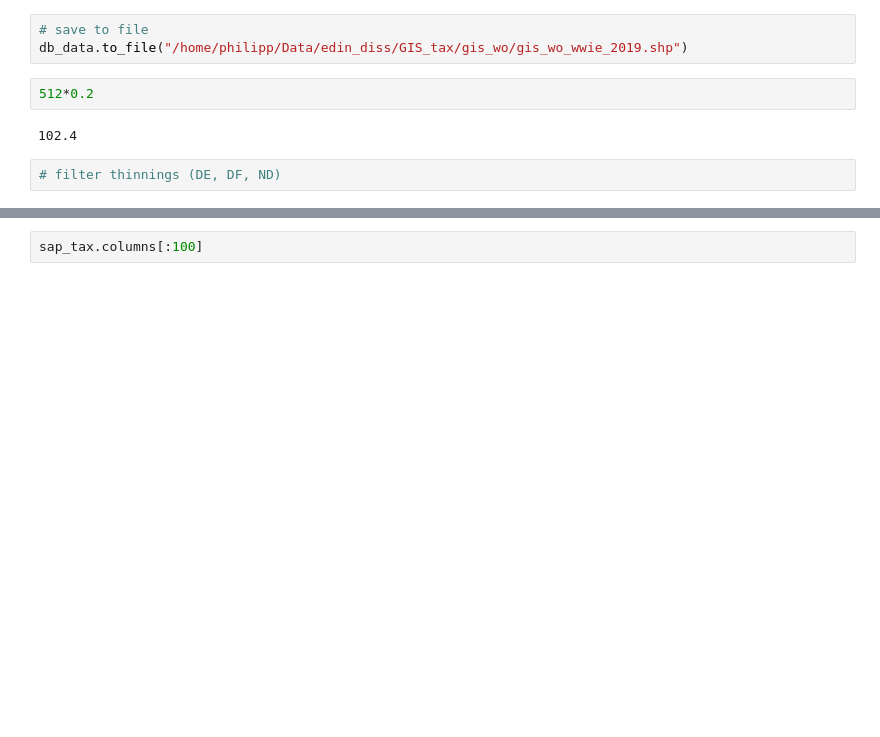
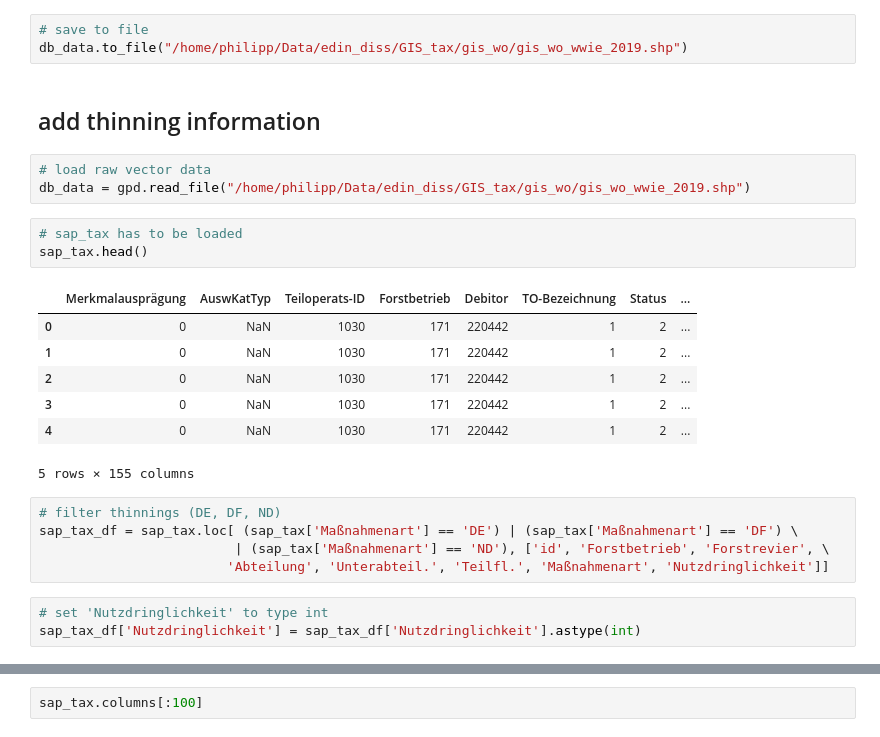
Before and after one commit to satlawa/edin_diss_geo, a Jupyter notebook: new/create_GIS_tax.ipynb, the cells around one changed output, grey strips where cells are left out. Drawn from its saved outputs; the diff is of its cells as text; blank space fills up the shorter version.

```diff
--- a/new/create_GIS_tax.ipynb
+++ b/new/create_GIS_tax.ipynb
@@ -216,9 +214,27 @@ db_data = db_data[(db_data['Bwirt']=='W') & (db_data['Esit']=='I')]
 # %%
 # save to file
 db_data.to_file("/home/philipp/Data/edin_diss/GIS_tax/gis_wo/gis_wo_wwie_2019.shp")
-# %%
-512*0.2
-# %% [output]
-102.4
-# %%
-# filter thinnings (DE, DF, ND)
+# %% [markdown]
+## add thinning information
+# %%
+# load raw vector data
+db_data = gpd.read_file("/home/philipp/Data/edin_diss/GIS_tax/gis_wo/gis_wo_wwie_2019.shp")
+# %%
+# sap_tax has to be loaded
+sap_tax.head()
+# %% [output]
+|  | Merkmalausprägung | AuswKatTyp | Teiloperats-ID | Forstbetrieb | Debitor | TO-Bezeichnung | Status | ... |
+| 0 | 0 | NaN | 1030 | 171 | 220442 | 1 | 2 | ... |
+| 1 | 0 | NaN | 1030 | 171 | 220442 | 1 | 2 | ... |
+| 2 | 0 | NaN | 1030 | 171 | 220442 | 1 | 2 | ... |
+| 3 | 0 | NaN | 1030 | 171 | 220442 | 1 | 2 | ... |
+| 4 | 0 | NaN | 1030 | 171 | 220442 | 1 | 2 | ... |
+5 rows × 155 columns
+# %%
+# filter thinnings (DE, DF, ND)
+sap_tax_df = sap_tax.loc[ (sap_tax['Maßnahmenart'] == 'DE') | (sap_tax['Maßnahmenart'] == 'DF') \
+                         | (sap_tax['Maßnahmenart'] == 'ND'), ['id', 'Forstbetrieb', 'Forstrevier', \
+                        'Abteilung', 'Unterabteil.', 'Teilfl.', 'Maßnahmenart', 'Nutzdringlichkeit']]
+# %%
+# set 'Nutzdringlichkeit' to type int
+sap_tax_df['Nutzdringlichkeit'] = sap_tax_df['Nutzdringlichkeit'].astype(int)
```
Also changed, not shown: parts of 8 cells of this notebook.
